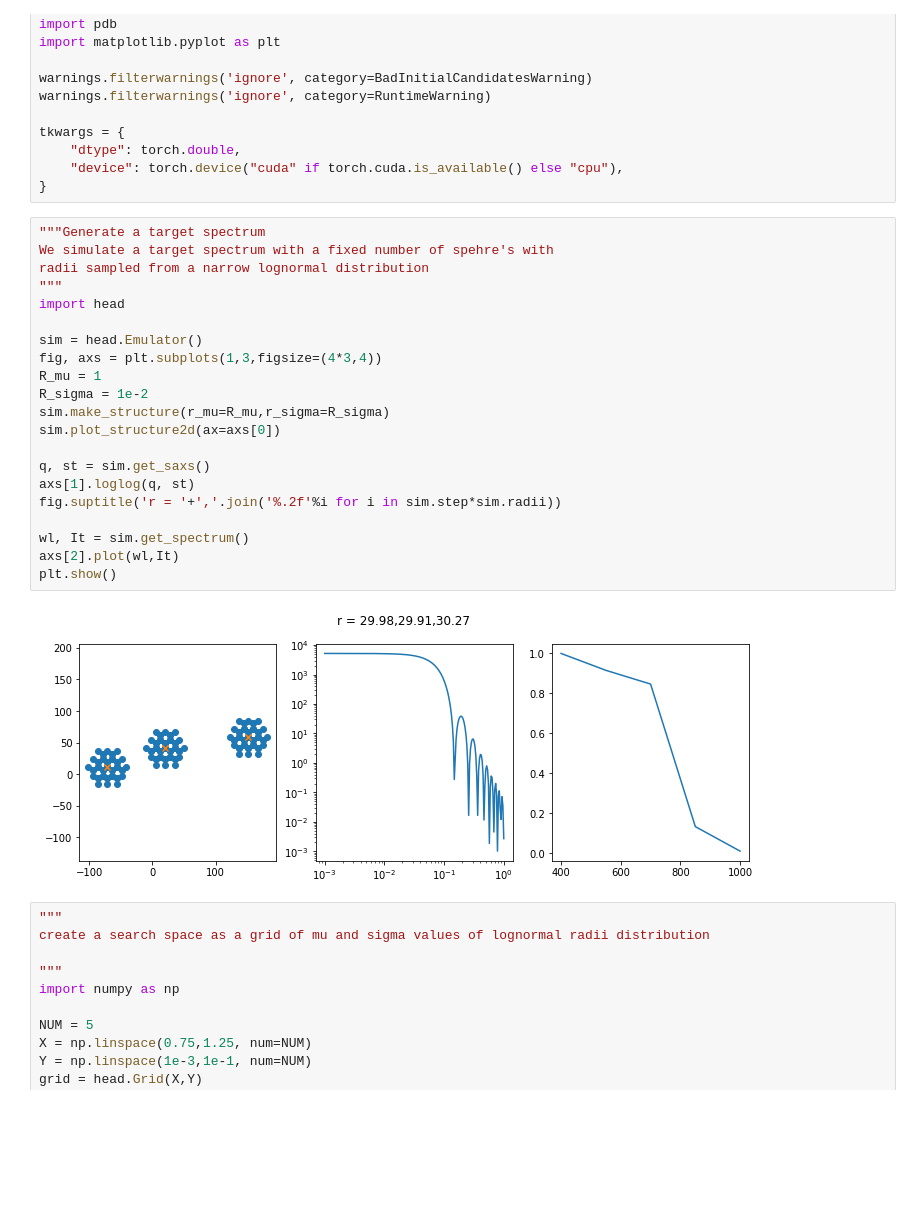
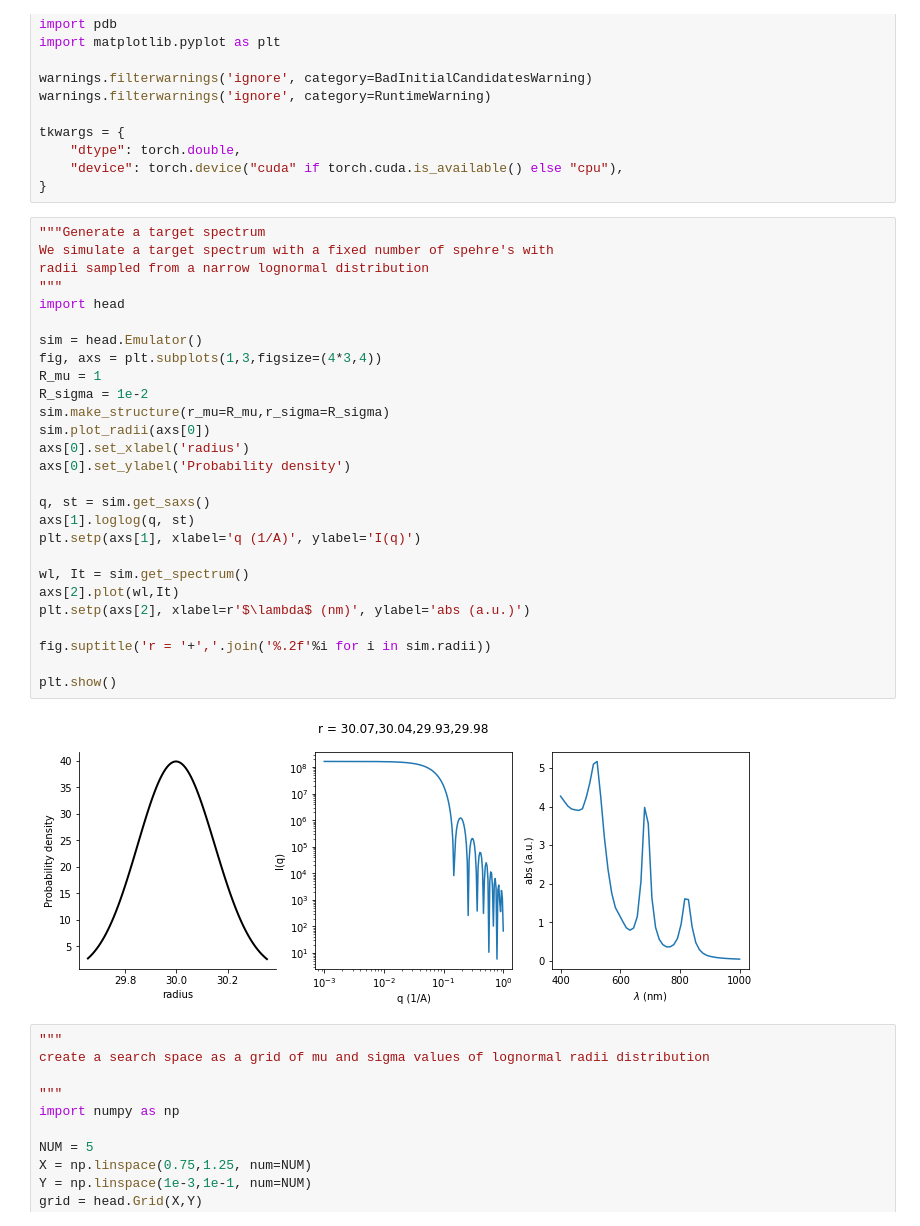
Before and after one commit to pozzo-research-group/HEAD, a Jupyter notebook: notebooks/07-BOTorch MOO SAS profiles.ipynb, the cells around one changed output. Saved outputs shown, nothing was run; the diff lists cells and outputs as text; blank space fills up the shorter version.

```diff
--- a/notebooks/07-BOTorch MOO SAS profiles.ipynb
+++ b/notebooks/07-BOTorch MOO SAS profiles.ipynb
@@ -25,26 +25,32 @@ tkwargs = {
 # %%
 """Generate a target spectrum
 We simulate a target spectrum with a fixed number of spehre's with
 radii sampled from a narrow lognormal distribution
 """
 import head
 
 sim = head.Emulator()
 fig, axs = plt.subplots(1,3,figsize=(4*3,4))
 R_mu = 1
 R_sigma = 1e-2
 sim.make_structure(r_mu=R_mu,r_sigma=R_sigma)
-sim.plot_structure2d(ax=axs[0])
+sim.plot_radii(axs[0])
+axs[0].set_xlabel('radius')
+axs[0].set_ylabel('Probability density')
 
 q, st = sim.get_saxs()
 axs[1].loglog(q, st)
-fig.suptitle('r = '+','.join('%.2f'%i for i in sim.step*sim.radii))
+plt.setp(axs[1], xlabel='q (1/A)', ylabel='I(q)')
 
 wl, It = sim.get_spectrum()
 axs[2].plot(wl,It)
+plt.setp(axs[2], xlabel=r'$\lambda$ (nm)', ylabel='abs (a.u.)')
+
+fig.suptitle('r = '+','.join('%.2f'%i for i in sim.radii))
+
 plt.show()
 # %% [output]
-[figure, old version]
+[figure, new version]
 # %%
 """
 create a search space as a grid of mu and sigma values of lognormal radii distribution
```
Also changed, not shown: parts of 5 cells of this notebook, 2 other files.
